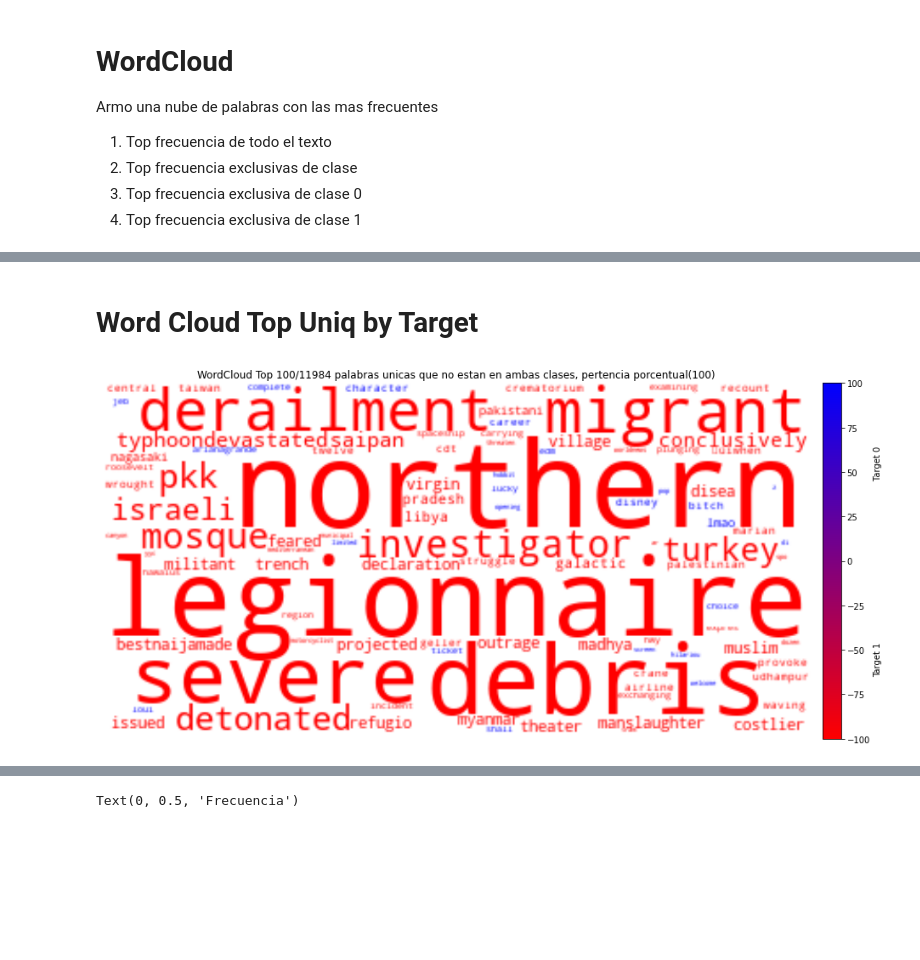
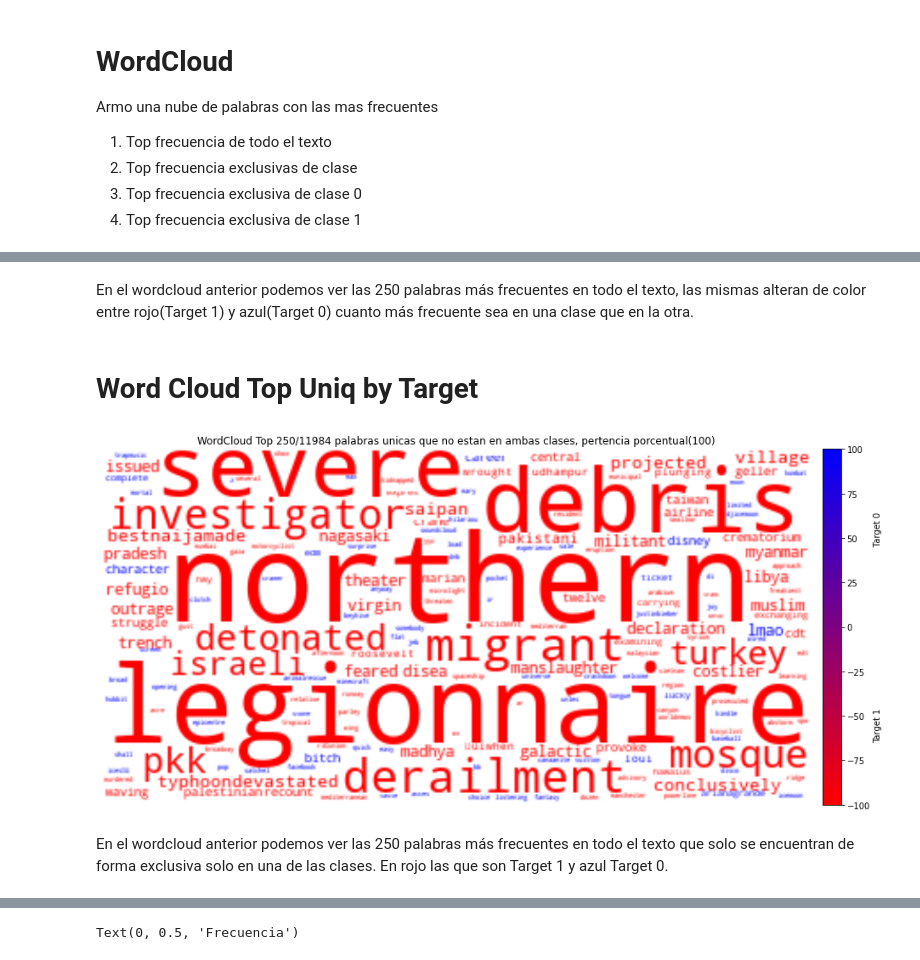
Before and after one commit to maxrinal/nlp-disaster, a Jupyter notebook: FULL.ipynb, the cells around one changed output, grey strips where cells are left out. Drawn from its saved outputs; the diff is of its cells as text; code cells hidden in the pictures; blank space fills up the shorter version.

```diff
--- a/FULL.ipynb
+++ b/FULL.ipynb
@@ -208,23 +207,27 @@ add_red_green_target_colorbar(fig,axes)
+# %% [markdown]
+En el wordcloud anterior podemos ver las 250 palabras más frecuentes en todo el texto, las mismas alteran de color entre rojo(Target 1) y azul(Target 0) cuanto más frecuente sea en una clase que en la otra.
 # %% [markdown]
 # Word Cloud Top Uniq by Target
 # %%
-n_words = 100
+# n_words = 100
 dict_freq_uniq_words = pd_str_value_counts[ (pd_str_value_counts.t0 == 0)  |  (pd_str_value_counts.t1 == 0 ) ].full_text.to_dict()
 
 
 fig, axes = plt.subplots(nrows=1, ncols=1)
 wc = WordCloud(background_color='white', normalize_plurals=True, max_words=n_words,prefer_horizontal=1 ).generate_from_frequencies(dict_freq_uniq_words)
 wc.recolor(color_func = wd_color_belonging)
 
 axes.imshow(wc,interpolation="bilinear")
 fig.set_size_inches(15, 10)
 axes.axis('off')
 
 axes.set_title('WordCloud Top %d/%d palabras unicas que no estan en ambas clases, pertencia porcentual(100) ' %(n_words,len(dict_freq_uniq_words) ) )
 
 add_red_green_target_colorbar(fig,axes)
 # %% [output]
-[figure, old version]
+[figure, new version]
+# %% [markdown]
+En el wordcloud anterior podemos ver las 250 palabras más frecuentes en todo el texto que solo se encuentran de forma exclusiva solo en una de las clases. En rojo las que son Target 1 y azul Target 0.
 # %%
 # T0 = 0 implica solo me quedo con target 1
 dict_freq_uniq_words = pd_str_value_counts[ (pd_str_value_counts.t0 == 0) ].full_text.to_dict()
```
Also changed, not shown: parts of 14 cells of this notebook.
